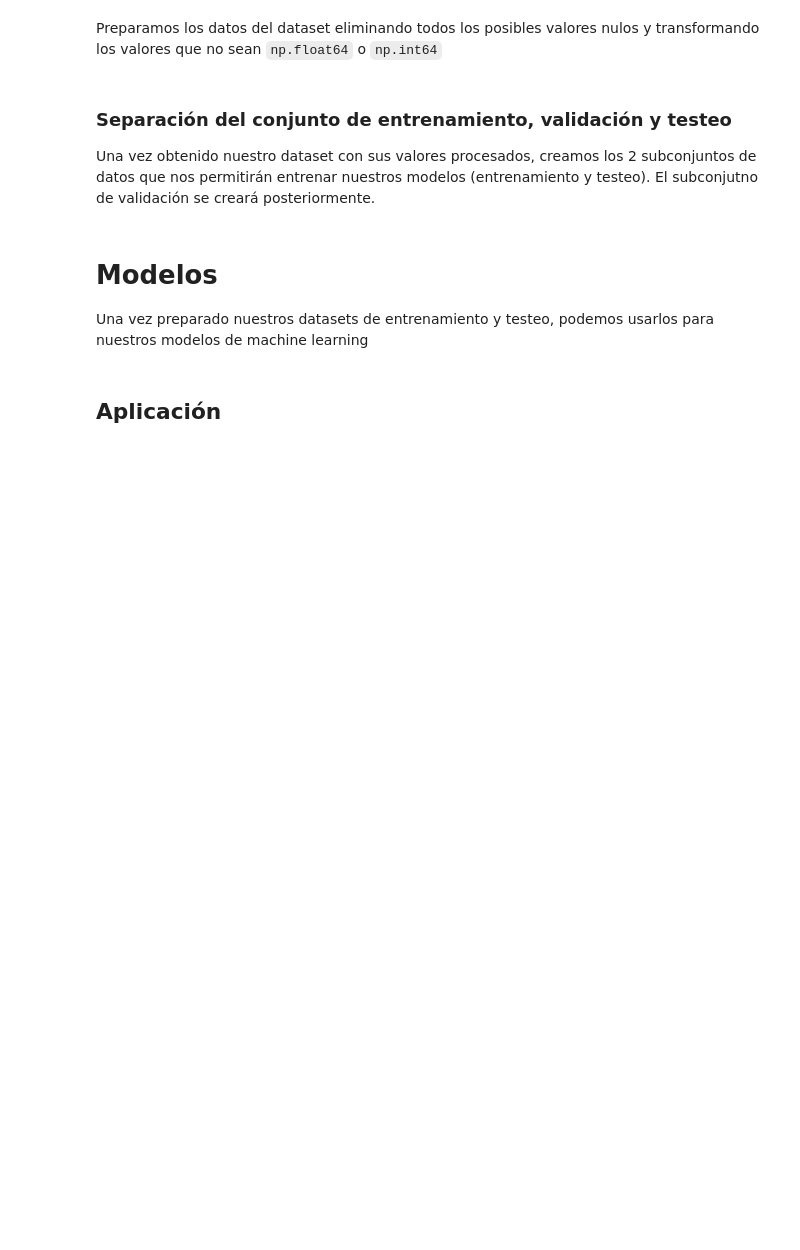
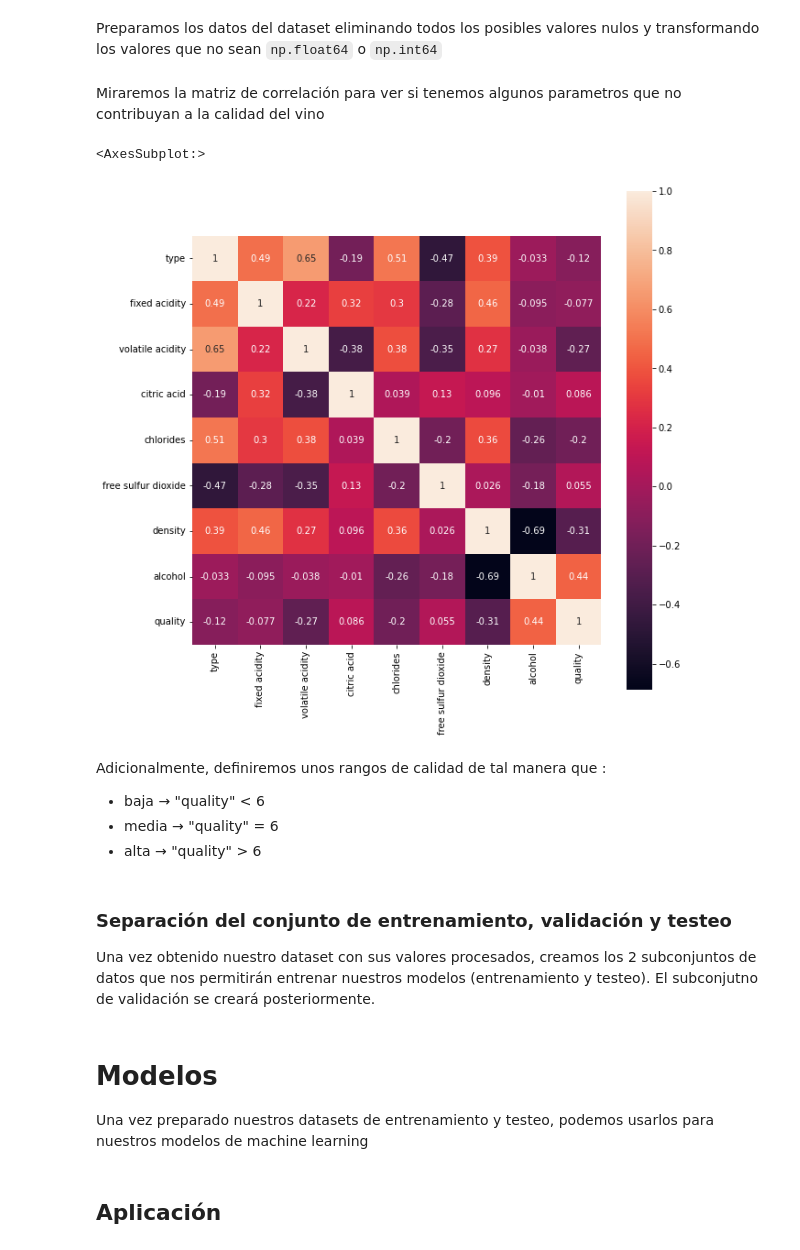
Before and after one commit to Zygmut/Practica_3_IA, a Jupyter notebook: practica_3_IA.ipynb, the cells around one changed output. Saved outputs shown, nothing was run; the diff lists cells and outputs as text; code cells hidden in the pictures; blank space fills up the shorter version.

```diff
--- a/practica_3_IA.ipynb
+++ b/practica_3_IA.ipynb
@@ -18,10 +19,11 @@ from sklearn.ensemble import RandomForestClassifier
 Creamos un conjunto de variables para facil acceso y cambio de parámetros
 # %%
 TEST_SIZE = 0.33
+CORRELATION_THRESHOLD = 0.05
 # %% [markdown]
 Definimos una variable `DEBUG` (y su método de uso) que, en caso de estar activada, nos dará información adicional a lo largo de la ejecución del proyecto
 # %%
-DEBUG = True
+DEBUG = False
 
 def debugPrint(string):
     if DEBUG : print(string)
@@ -29,10 +31,10 @@ def debugPrint(string):
 # El dataset
 Cargamos los datasets y les añadimos la columna `type` que nos permitara reconocer de que tipo son una vez juntados los datasets. Si `type = 0` el vino será blanco, de lo contrario sera rojo
 # %%
-white = pd.read_csv("dataset/winequality-white.csv")
-white.insert(0, 'type',np.zeros(white.shape[0], dtype=np.int64))
-red = pd.read_csv("dataset/winequality-red.csv")
-red.insert(0, 'type',np.ones(red.shape[0], dtype=np.int64))
+white = pd.read_csv("dataset/winequality-white.csv", sep = ';')
+white.insert(0, 'type', 0)
+red = pd.read_csv("dataset/winequality-red.csv", sep= ';')
+red.insert(0, 'type', 1)
 df = pd.concat([white, red])
-df
+df.info()
 # %% [output]
@@ -65,3 +74,27 @@ for column in df.columns: # Transformar posibles valores no numericos
     if not df[column].dtype in (np.float64, np.int64):
         df[column] = labelencoder.fit_transform(df[column])
         debugPrint(f"Los valores de {column} se han transformado a numericos")
+# %% [markdown]
+Miraremos la matriz de correlación para ver si tenemos algunos parametros que no contribuyan a la calidad del vino
+# %%
+fig = plt.figure(figsize=(10,10))
+
+removed_columns = []
+
+for i in range(len(df.corr()["quality"])):
+    if abs(df.corr()["quality"][i]) < CORRELATION_THRESHOLD:
+        debugPrint(f"Removed column {i}")
+        removed_columns.append(i)
+
+
+df.drop(df.columns[removed_columns], axis=1, inplace = True)
+
+sns.heatmap(df.corr(), annot=True, square=True)
+# %% [output]
+<AxesSubplot:>
+[figure, added]
+# %% [markdown]
+Adicionalmente, definiremos unos rangos de calidad de tal manera que :
+- baja &rarr; "quality" < 6
+- media &rarr; "quality" = 6
+- alta &rarr; "quality" > 6
```
Also changed, not shown: parts of 6 cells of this notebook, 2 other files.
